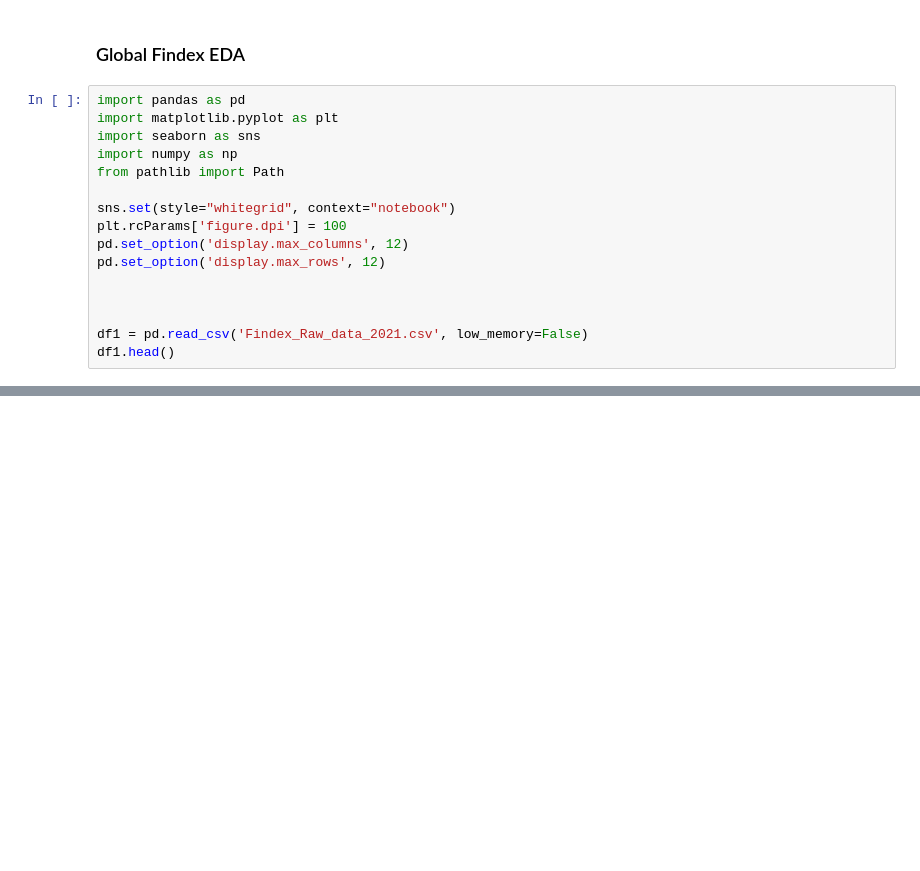
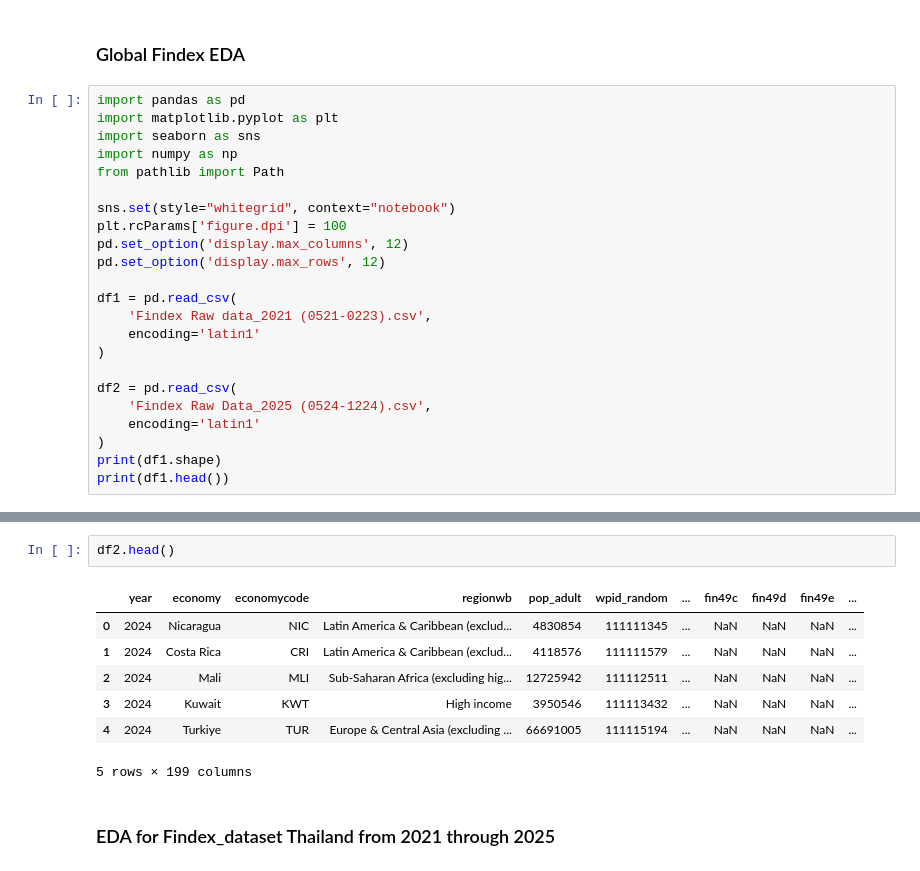
Before and after one commit to ArslanAmanov/Finance, a Jupyter notebook: QuantAnalyses/QME_term_project/EDA.ipynb, the cells around one changed output, grey strips where cells are left out. Drawn from its saved outputs; the diff is of its cells as text; blank space fills up the shorter version.

```diff
--- a/QuantAnalyses/QME_term_project/EDA.ipynb
+++ b/QuantAnalyses/QME_term_project/EDA.ipynb
@@ -12,8 +12,15 @@ plt.rcParams['figure.dpi'] = 100
 pd.set_option('display.max_columns', 12)
 pd.set_option('display.max_rows', 12)
 
+df1 = pd.read_csv(
+    'Findex Raw data_2021 (0521-0223).csv',
+    encoding='latin1'
+)
 
-
-df1 = pd.read_csv('Findex_Raw_data_2021.csv', low_memory=False)
-df1.head()
+df2 = pd.read_csv(
+    'Findex Raw Data_2025 (0524-1224).csv',
+    encoding='latin1'
+)
+print(df1.shape)
+print(df1.head())
 # %% [output]
@@ -20,0 +54,12 @@ UnicodeDecodeError: 'utf-8' codec can't decode byte 0xd9 in position 168389: inv
+# %%
+df2.head()
+# %% [output]
+|  | year | economy | economycode | regionwb | pop_adult | wpid_random | ... | fin49c | fin49d | fin49e | ... |
+| 0 | 2024 | Nicaragua | NIC | Latin America & Caribbean (exclud... | 4830854 | 111111345 | ... | NaN | NaN | NaN | ... |
+| 1 | 2024 | Costa Rica | CRI | Latin America & Caribbean (exclud... | 4118576 | 111111579 | ... | NaN | NaN | NaN | ... |
+| 2 | 2024 | Mali | MLI | Sub-Saharan Africa (excluding hig... | 12725942 | 111112511 | ... | NaN | NaN | NaN | ... |
+| 3 | 2024 | Kuwait | KWT | High income | 3950546 | 111113432 | ... | NaN | NaN | NaN | ... |
+| 4 | 2024 | Turkiye | TUR | Europe & Central Asia (excluding ... | 66691005 | 111115194 | ... | NaN | NaN | NaN | ... |
+5 rows × 199 columns
+# %% [markdown]
+### EDA for Findex_dataset Thailand from 2021 through 2025
```
Also changed, not shown: parts of 5 cells of this notebook, 2 other files.
